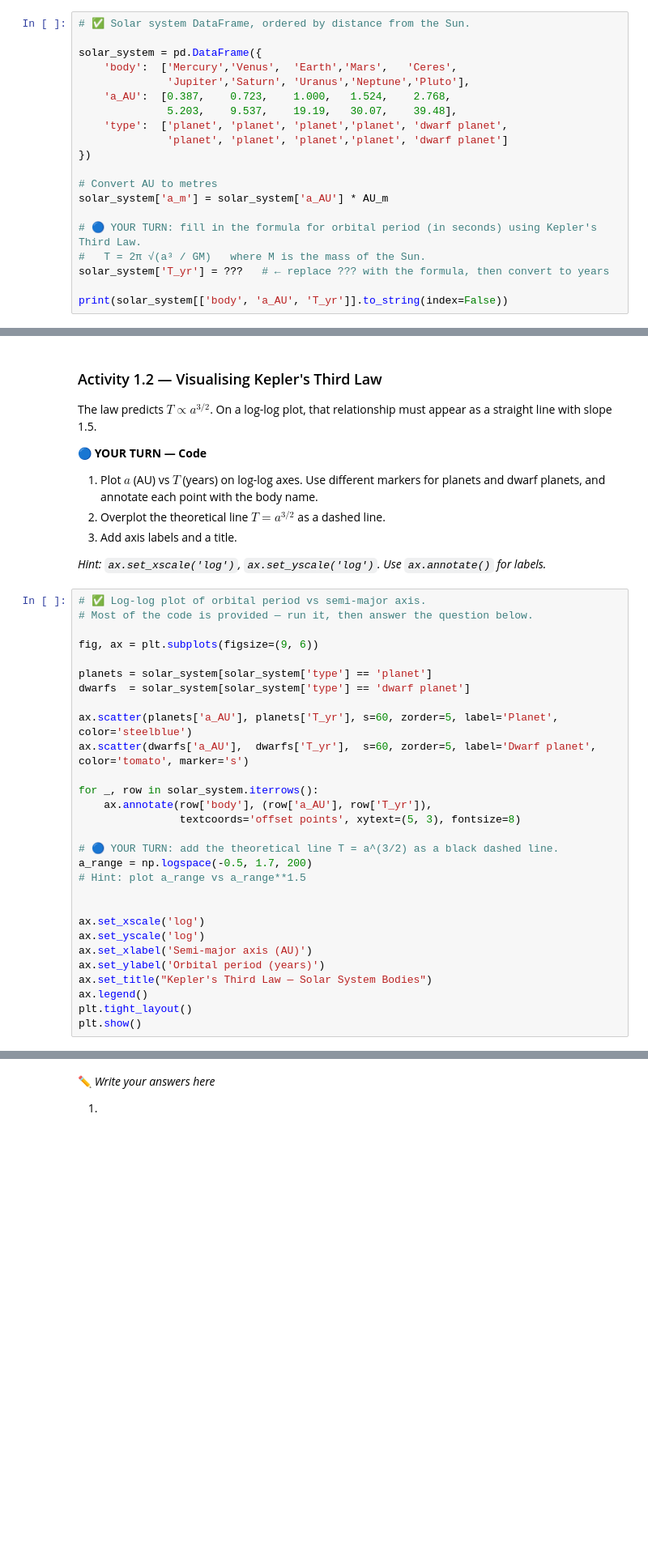
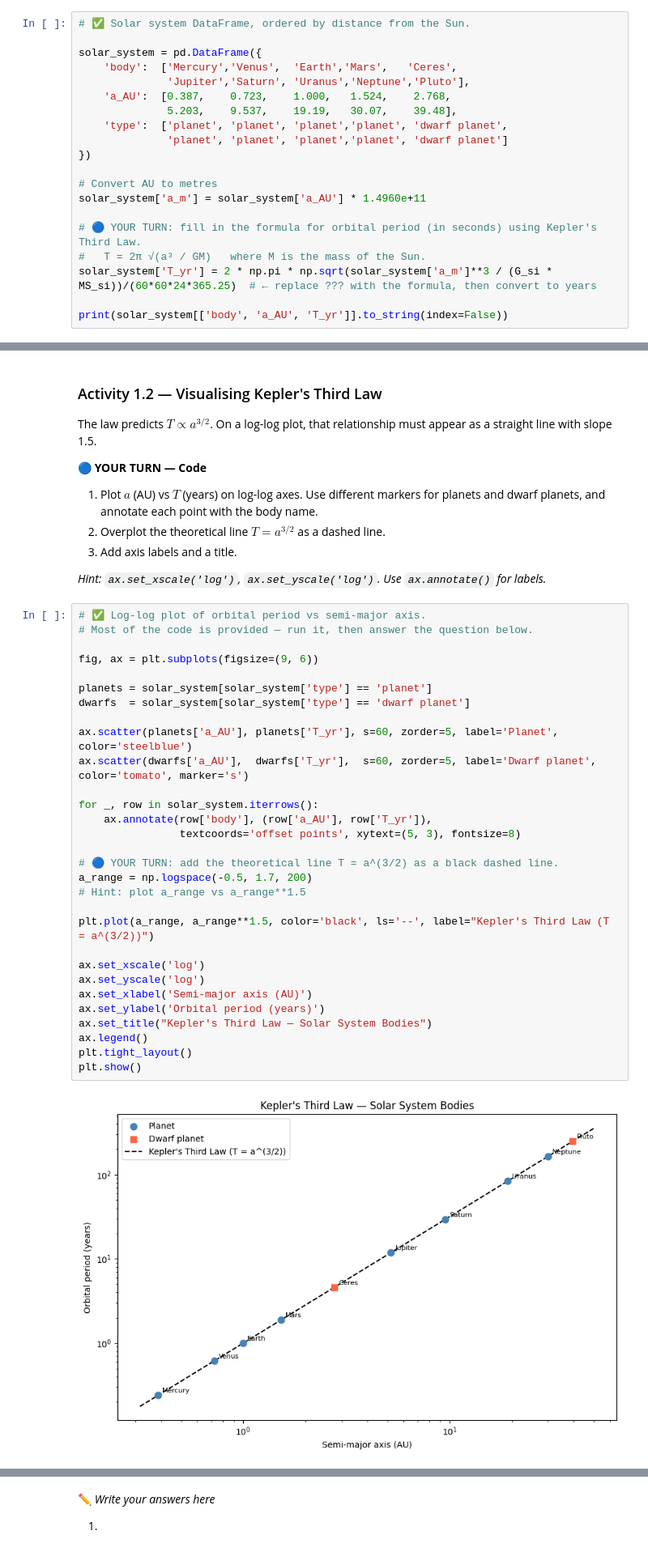
Before and after one commit to eliana-trenerry/NPSC2002-workshops, a Jupyter notebook: Week_02_Orbits_and_Rockets.ipynb, the cells around one changed output, grey strips where cells are left out. Shown at 81% size. Cells and saved outputs as stored; diff of their text form; blank space fills up the shorter version.

```diff
--- a/Week_02_Orbits_and_Rockets.ipynb
+++ b/Week_02_Orbits_and_Rockets.ipynb
@@ -112,10 +124,10 @@ solar_system = pd.DataFrame({
 })
 
 # Convert AU to metres
-solar_system['a_m'] = solar_system['a_AU'] * AU_m
+solar_system['a_m'] = solar_system['a_AU'] * 1.4960e+11
 
 # 🔵 YOUR TURN: fill in the formula for orbital period (in seconds) using Kepler's Third Law.
 #   T = 2π √(a³ / GM)   where M is the mass of the Sun.
-solar_system['T_yr'] = ???   # ← replace ??? with the formula, then convert to years
+solar_system['T_yr'] = 2 * np.pi * np.sqrt(solar_system['a_m']**3 / (G_si * MS_si))/(60*60*24*365.25)  # ← replace ??? with the formula, then convert to years
 
 print(solar_system[['body', 'a_AU', 'T_yr']].to_string(index=False))
@@ -142,32 +181,35 @@ The law predicts $T \propto a^{3/2}$. On a log-log plot, that relationship must
 # %%
 # ✅ Log-log plot of orbital period vs semi-major axis.
 # Most of the code is provided — run it, then answer the question below.
 
 fig, ax = plt.subplots(figsize=(9, 6))
 
 planets = solar_system[solar_system['type'] == 'planet']
 dwarfs  = solar_system[solar_system['type'] == 'dwarf planet']
 
 ax.scatter(planets['a_AU'], planets['T_yr'], s=60, zorder=5, label='Planet',       color='steelblue')
 ax.scatter(dwarfs['a_AU'],  dwarfs['T_yr'],  s=60, zorder=5, label='Dwarf planet', color='tomato', marker='s')
 
 for _, row in solar_system.iterrows():
     ax.annotate(row['body'], (row['a_AU'], row['T_yr']),
                 textcoords='offset points', xytext=(5, 3), fontsize=8)
 
 # 🔵 YOUR TURN: add the theoretical line T = a^(3/2) as a black dashed line.
 a_range = np.logspace(-0.5, 1.7, 200)
 # Hint: plot a_range vs a_range**1.5
 
+plt.plot(a_range, a_range**1.5, color='black', ls='--', label="Kepler's Third Law (T = a^(3/2))")
 
 ax.set_xscale('log')
 ax.set_yscale('log')
 ax.set_xlabel('Semi-major axis (AU)')
 ax.set_ylabel('Orbital period (years)')
 ax.set_title("Kepler's Third Law — Solar System Bodies")
 ax.legend()
 plt.tight_layout()
 plt.show()
+# %% [output]
+[figure, added]
 # %% [markdown]
 ### Activity 1.3 — Visualising real orbits
 
```
Also changed, not shown: parts of 8 cells of this notebook.
